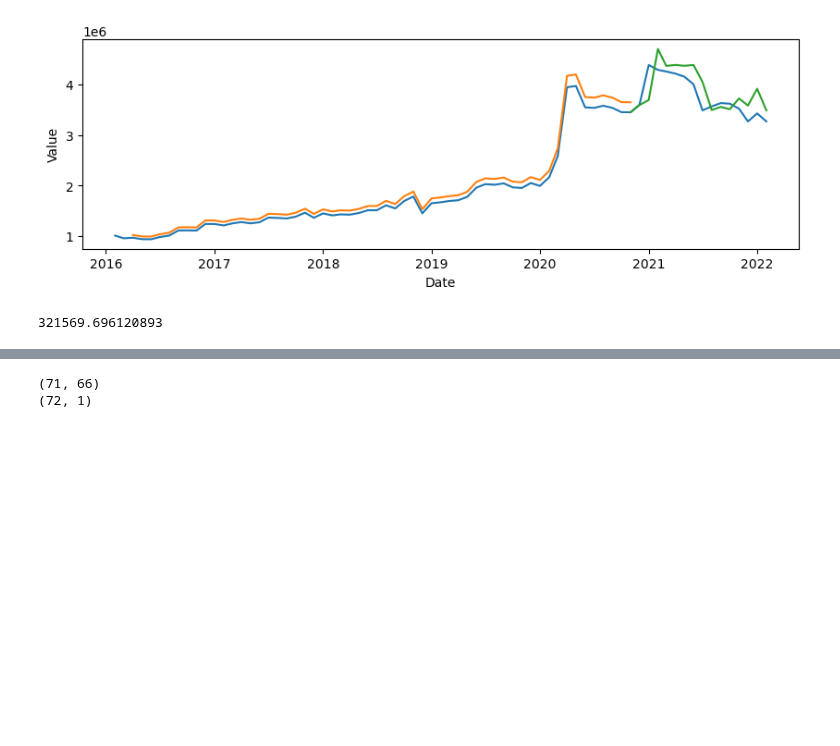
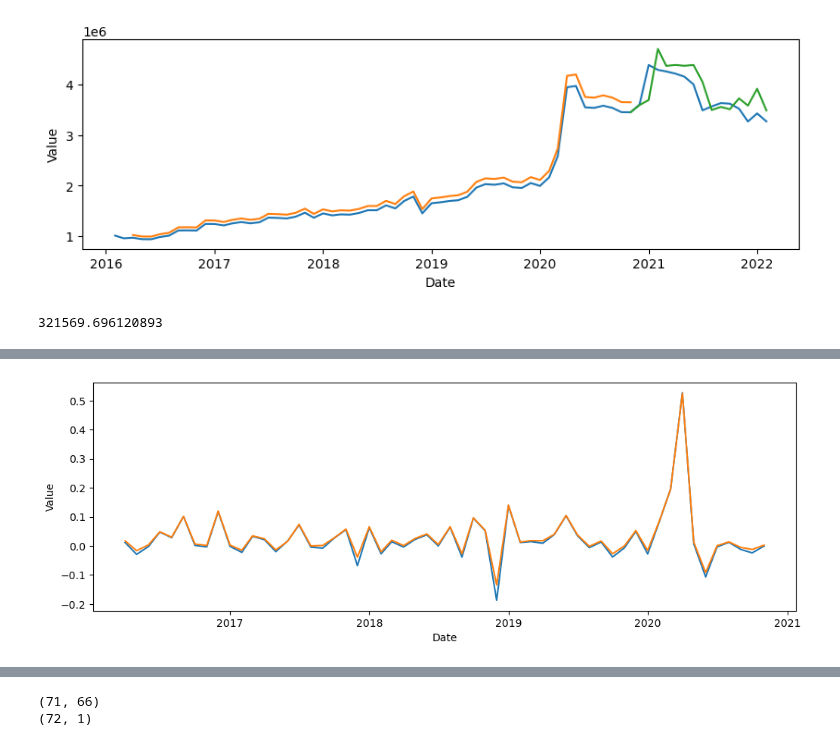
Before and after one commit to ubco-mds-2021-labs/capstone-project-googletrends_capstone, a Jupyter notebook: src/notebooks/correlated_ecommerce.ipynb, the cells around one changed output, grey strips where cells are left out. Cells and saved outputs as stored; diff of their text form; code cells hidden in the pictures; blank space fills up the shorter version.

Commit message:
correlated predictors

```diff
--- a/src/notebooks/correlated_ecommerce.ipynb
+++ b/src/notebooks/correlated_ecommerce.ipynb
@@ -454,3 +454,12 @@ plot_sales
 Prediction error: 321569.696120893
 [figure]
 321569.696120893
+# %%
+xg_reg = xgb.XGBRegressor(objective ='reg:linear',learning_rate = 0.01, n_estimators = 500)
+# %%
+# predictions
+xg_reg.fit(trainX,trainy)
+fitted_growthRate_xgboost = xg_reg.predict(trainX)
+fitted_growthRate_xgboost.squeeze()
+fitted_growthRate_xgboost = pd.DataFrame(fitted_growthRate_xgboost, columns={'Fitted Ecommerce_GrowthRate'})
+fitted_growthRate_xgboost.index = train_xgboost.index
@@ -456,0 +468,11 @@ Prediction error: 321569.696120893
+# %%
+xgboost_pred_salesgrowth = rolling_prediction_xgboost(train_xgboost, test_xgboost, dependent_var='Growth_rate')
+# %%
+# fitted and predicted plot of growth rate
+
+fitted_values_xgboost = pd.DataFrame({'Ecommerce_GrowthRate': retailEcommercesales_ts['Growth_rate'],
+                                'Fitted Value': fitted_growthRate_xgboost.squeeze(),
+                                'Predicted Value': xgboost_pred_salesgrowth.squeeze()})
+plot_df(fitted_values_xgboost, width=12, height=4)
+# %% [output]
+[figure, added]
```
Also changed, not shown: parts of 3 cells of this notebook.
